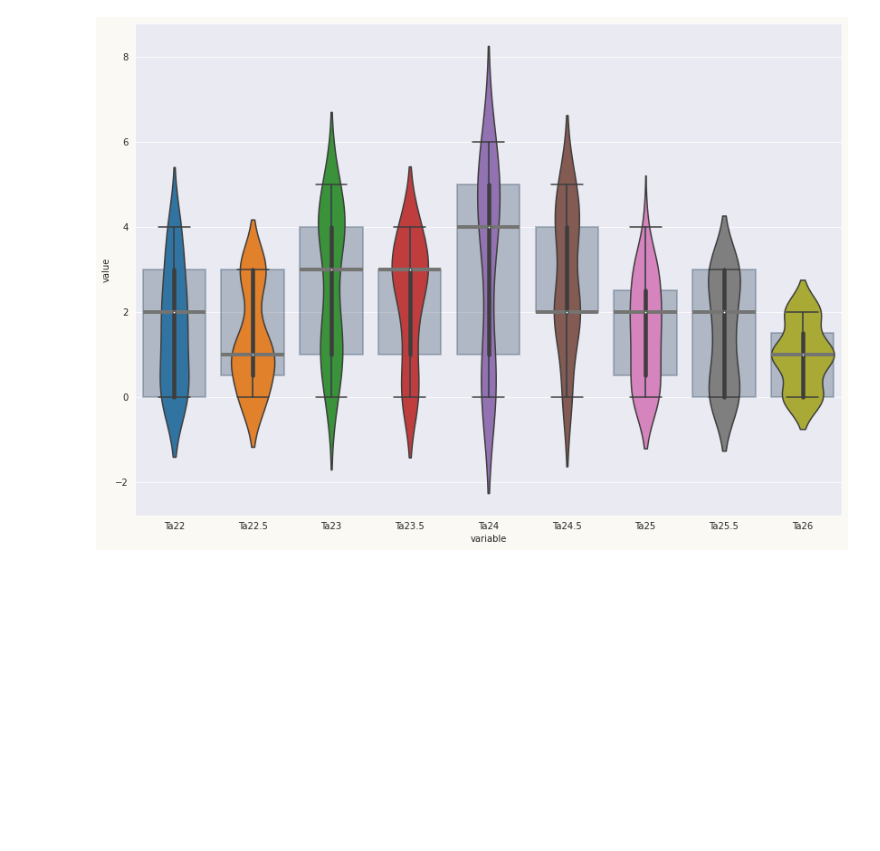
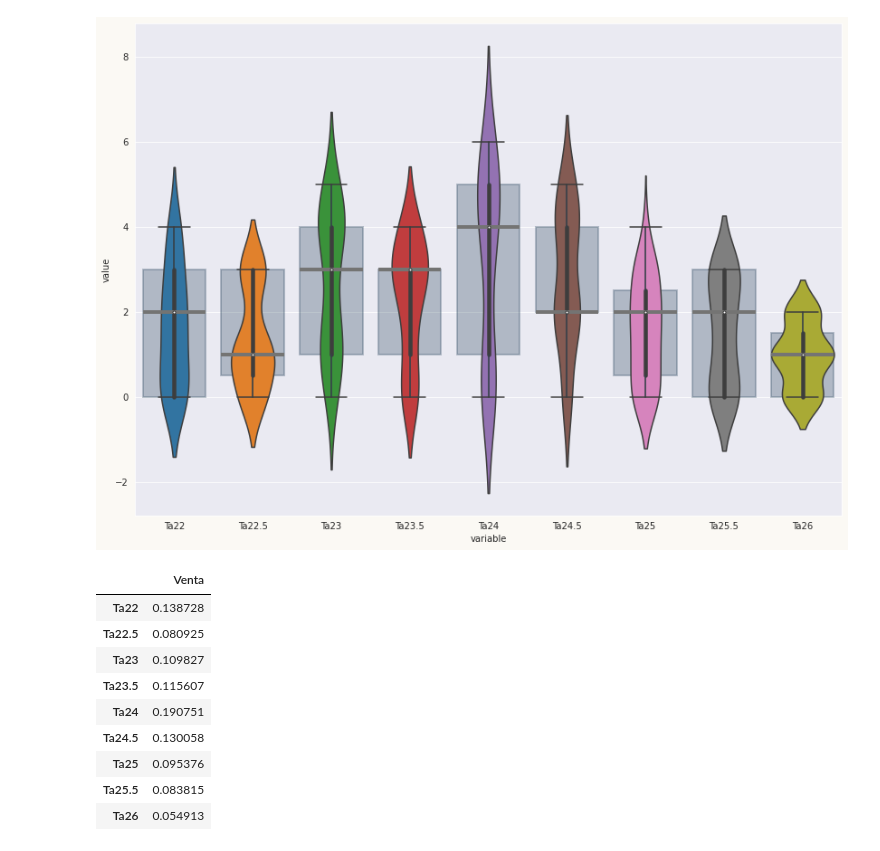
Before and after one commit to jcjimenezb123/PFM_PronosticoDemanda, a Jupyter notebook: RecontruccionVta.ipynb, the cells around one changed output. Drawn from its saved outputs; the diff is of its cells as text; code cells hidden in the pictures; blank space fills up the shorter version.

```diff
--- a/RecontruccionVta.ipynb
+++ b/RecontruccionVta.ipynb
@@ -325,0 +341,19 @@ sns.boxplot(
+# %%
+venta_tallas = df[columnas].sum()
+curva=venta_tallas/venta_tallas.sum()
+df_curva_ajustada=pd.DataFrame({'Ajustada':curva})
+
+venta_tallas = df_vta[columnas].sum()
+curva=venta_tallas/venta_tallas.sum()
+df_curva_venta=pd.DataFrame({'Venta':curva})
+# %% [output]
+|  | Venta |
+| Ta22 | 0.138728 |
+| Ta22.5 | 0.080925 |
+| Ta23 | 0.109827 |
+| Ta23.5 | 0.115607 |
+| Ta24 | 0.190751 |
+| Ta24.5 | 0.130058 |
+| Ta25 | 0.095376 |
+| Ta25.5 | 0.083815 |
+| Ta26 | 0.054913 |
```
Also changed, not shown: parts of 4 cells of this notebook.
